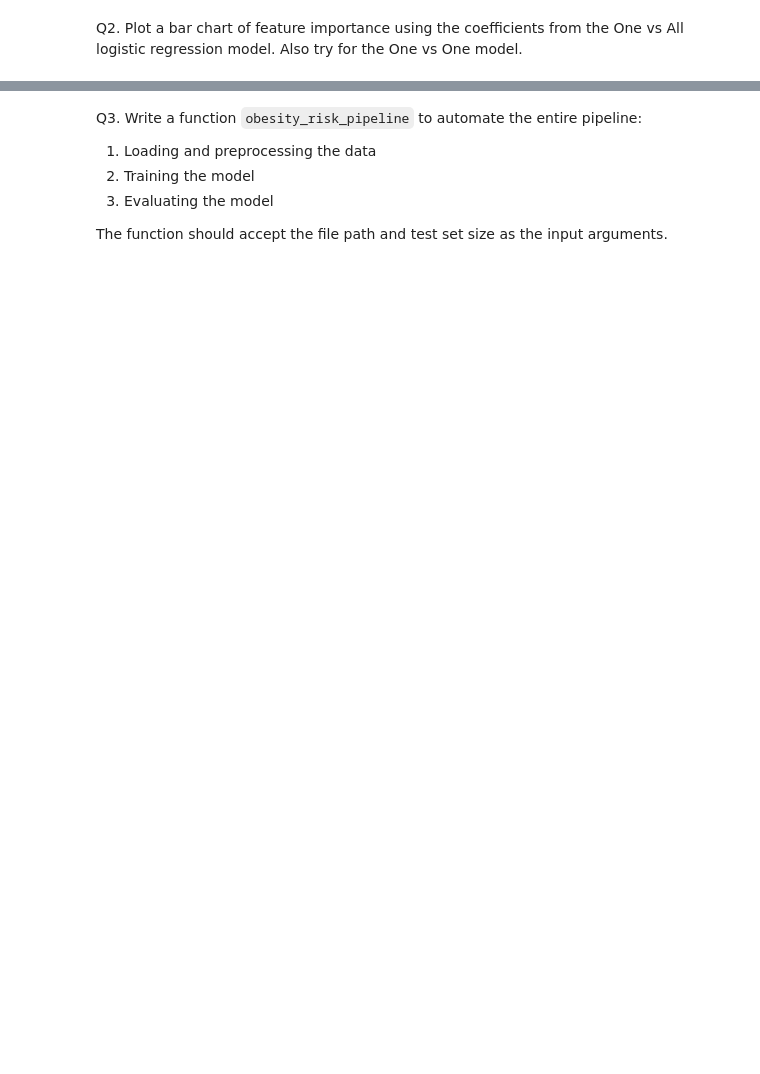
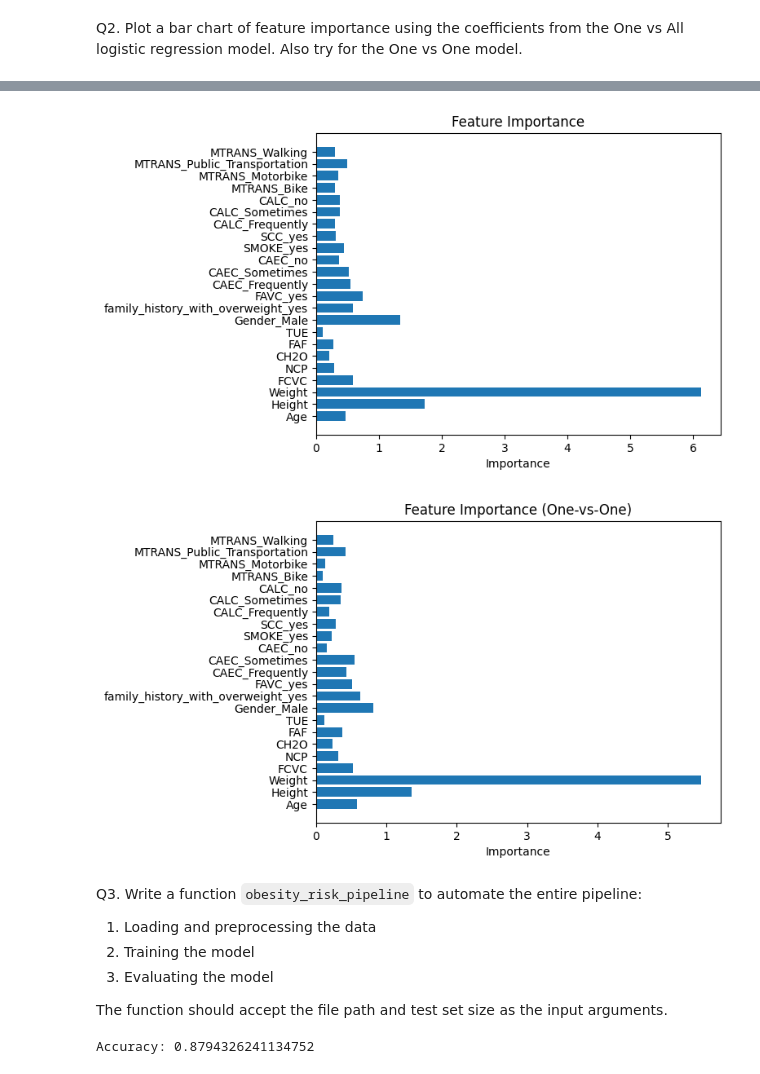
Before and after one commit to kundan9015/Machine-Learning-projects, a Jupyter notebook: Multi-class-Classification-V2.ipynb, the cells around one changed output, grey strips where cells are left out. Saved outputs shown, nothing was run; the diff lists cells and outputs as text; code cells hidden in the pictures; blank space fills up the shorter version.

```diff
--- a/Multi-class-Classification-V2.ipynb
+++ b/Multi-class-Classification-V2.ipynb
@@ -358,3 +280,6 @@ model_ova = LogisticRegression(multi_class='ovr', max_iter=1000)
 model_ova.fit(X_train, y_train)
 # %% [output]
 TypeError: LogisticRegression.__init__() got an unexpected keyword argument 'multi_class'
+# %%
+model_ova1 = LogisticRegression(max_iter=1000)
+model_ova1.fit(X_train, y_train)
@@ -486,3 +392,25 @@ plt.show()
+# %%
+feature_importance = np.mean(np.abs(model_ova1.coef_), axis=0)
+plt.barh(X.columns, feature_importance)
+plt.title("Feature Importance")
+plt.xlabel("Importance")
+plt.show()
+
+# For One vs One model
+# Collect all coefficients from each underlying binary classifier
+coefs = np.array([est.coef_[0] for est in model_ovo.estimators_])
+
+# Now take the mean across all those classifiers
+feature_importance = np.mean(np.abs(coefs), axis=0)
+
+# Plot feature importance
+plt.barh(X.columns, feature_importance)
+plt.title("Feature Importance (One-vs-One)")
+plt.xlabel("Importance")
+plt.show()
+# %% [output]
+[figure, added]
+[figure, added]
 # %% [markdown]
 Q3. Write a function `obesity_risk_pipeline` to automate the entire pipeline: <br>
 <ol>
@@ -493,49 +421,37 @@ Q3. Write a function `obesity_risk_pipeline` to automate the entire pipeline: <b
 The function should accept the file path and test set size as the input arguments.
 # %%
 def obesity_risk_pipeline(data_path, test_size=0.2):
-    # Load data
     data = pd.read_csv(data_path)
-
-    # Standardizing continuous numerical features
     continuous_columns = data.select_dtypes(include=['float64']).columns.tolist()
     scaler = StandardScaler()
     scaled_features = scaler.fit_transform(data[continuous_columns])
 
-    # Converting to a DataFrame
     scaled_df = pd.DataFrame(scaled_features, columns=scaler.get_feature_names_out(continuous_columns))
 
-    # Combining with the original dataset
     scaled_data = pd.concat([data.drop(columns=continuous_columns), scaled_df], axis=1)
 
-    # Identifying categorical columns
     categorical_columns = scaled_data.select_dtypes(include=['object']).columns.tolist()
     categorical_columns.remove('NObeyesdad')  # Exclude target column
 
-    # Applying one-hot encoding
+
     encoder = OneHotEncoder(sparse_output=False, drop='first')
     encoded_features = encoder.fit_transform(scaled_data[categorical_columns])
 
-    # Converting to a DataFrame
     encoded_df = pd.DataFrame(encoded_features, columns=encoder.get_feature_names_out(categorical_columns))
 
-    # Combining with the original dataset
     prepped_data = pd.concat([scaled_data.drop(columns=categorical_columns), encoded_df], axis=1)
 
-    # Encoding the target variable
     prepped_data['NObeyesdad'] = prepped_data['NObeyesdad'].astype('category').cat.codes
 
-    # Preparing final dataset
     X = prepped_data.drop('NObeyesdad', axis=1)
     y = prepped_data['NObeyesdad']
-
-    # Splitting data
     X_train, X_test, y_train, y_test = train_test_split(X, y, test_size=test_size, random_state=42, stratify=y)
 
-    # Training and evaluation
-    model = LogisticRegression(multi_class='multinomial', max_iter=1000)
+    model = LogisticRegression( max_iter=1000)
     model.fit(X_train, y_train)
     y_pred = model.predict(X_test)
     print("Accuracy:", accuracy_score(y_test, y_pred))
 
-# Call the pipeline function with file_path
 obesity_risk_pipeline(file_path, test_size=0.2)
+# %% [output]
+Accuracy: 0.8794326241134752
```
Also changed, not shown: parts of 32 cells of this notebook.
